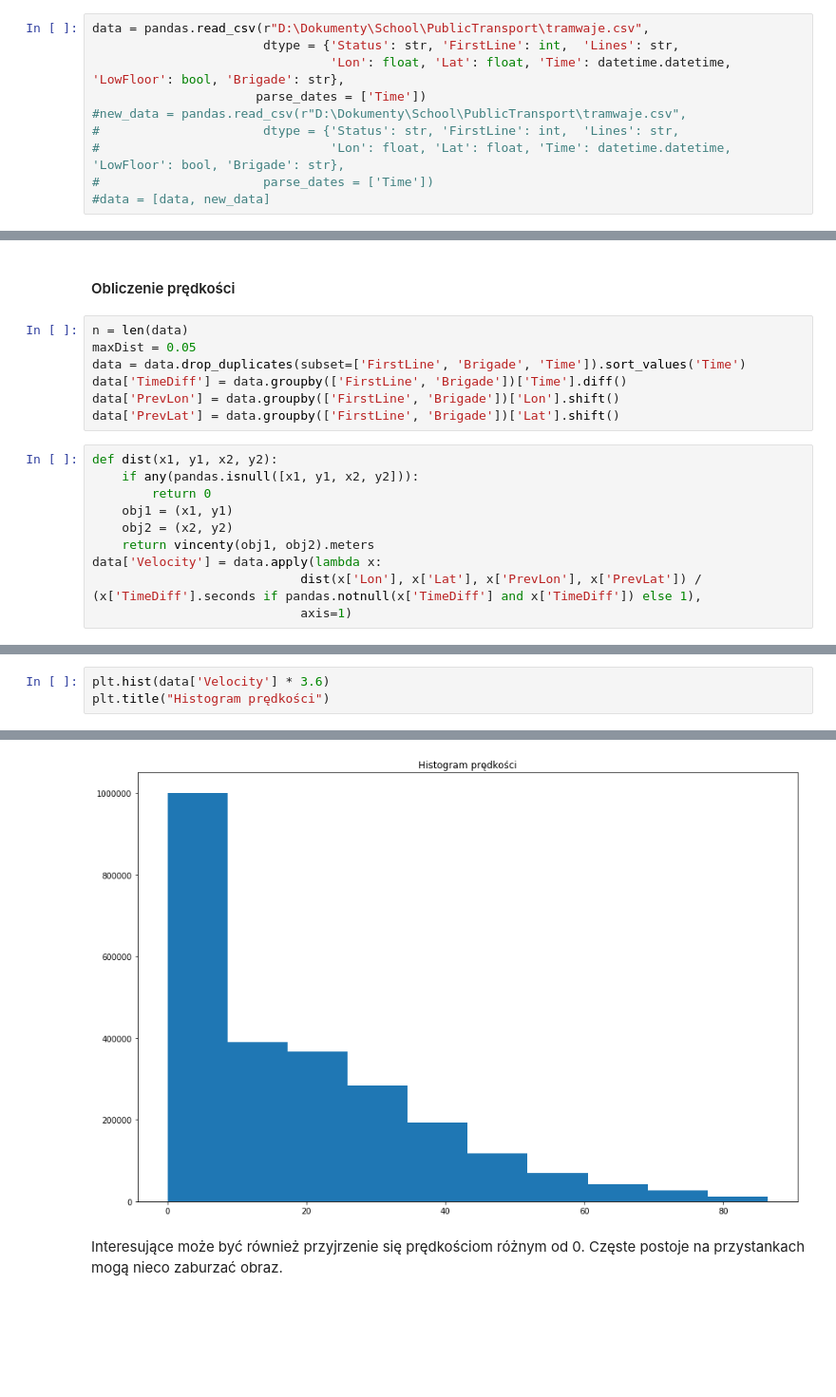
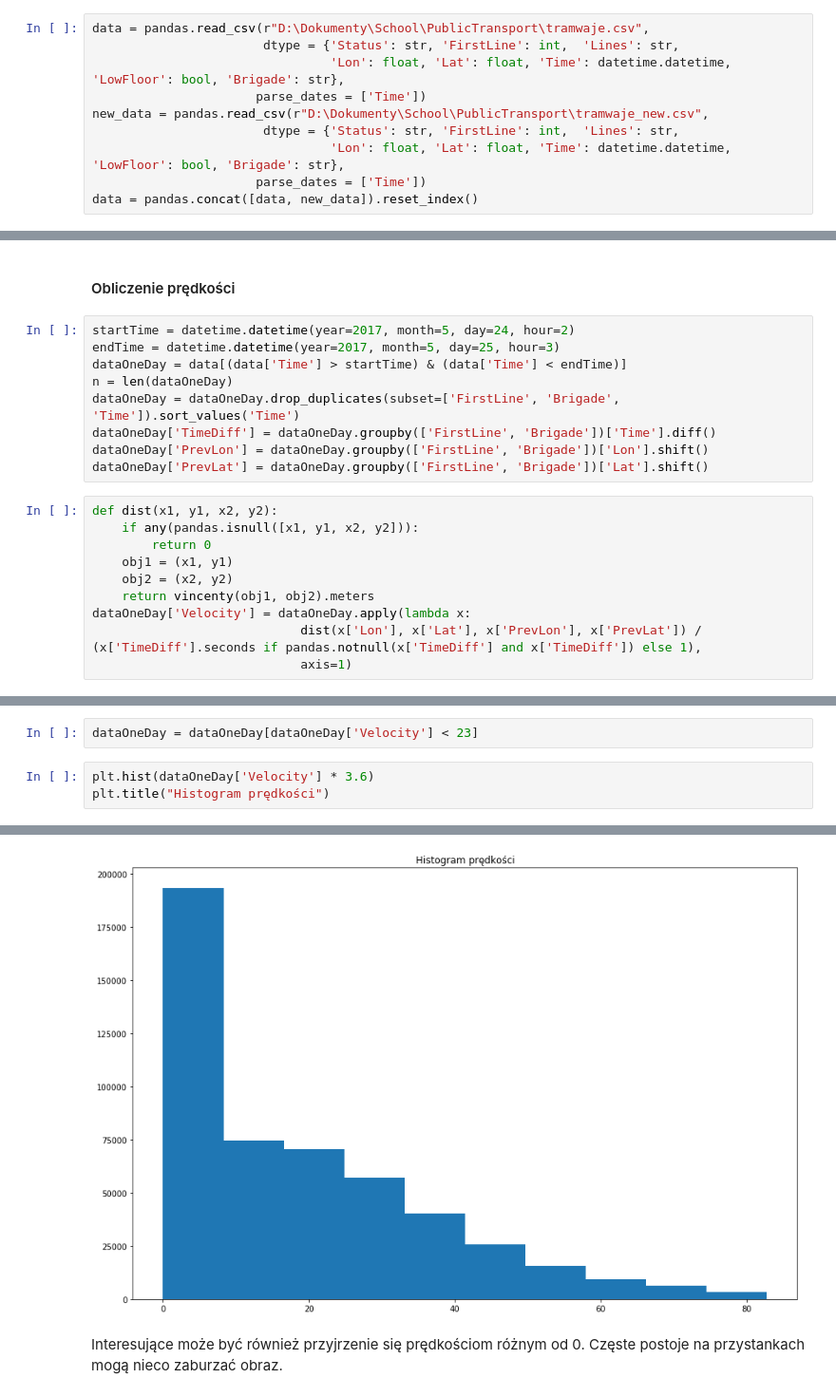
Before and after one commit to Alkuerissa/PublicTransport, a Jupyter notebook: report.ipynb, the cells around one changed output, grey strips where cells are left out. Shown: that part at 95% size. Drawn from its saved outputs; the diff is of its cells as text; blank space fills up the shorter version.

```diff
--- a/report.ipynb
+++ b/report.ipynb
@@ -13,9 +13,9 @@ data = pandas.read_csv(r"D:\Dokumenty\School\PublicTransport\tramwaje.csv",
 					   dtype = {'Status': str, 'FirstLine': int,  'Lines': str,
 								'Lon': float, 'Lat': float, 'Time': datetime.datetime, 'LowFloor': bool, 'Brigade': str},
                       parse_dates = ['Time'])
-#new_data = pandas.read_csv(r"D:\Dokumenty\School\PublicTransport\tramwaje.csv",
-#					   dtype = {'Status': str, 'FirstLine': int,  'Lines': str,
-#								'Lon': float, 'Lat': float, 'Time': datetime.datetime, 'LowFloor': bool, 'Brigade': str},
-#                      parse_dates = ['Time'])
-#data = [data, new_data]
+new_data = pandas.read_csv(r"D:\Dokumenty\School\PublicTransport\tramwaje_new.csv",
+					   dtype = {'Status': str, 'FirstLine': int,  'Lines': str,
+								'Lon': float, 'Lat': float, 'Time': datetime.datetime, 'LowFloor': bool, 'Brigade': str},
+                      parse_dates = ['Time'])
+data = pandas.concat([data, new_data]).reset_index()
 # %%
@@ -118,12 +116,14 @@ Istnieją dane, dla których współrzędne geograficzne były nieprawidłowe (p
 # %% [markdown]
 #### Obliczenie prędkości
 # %%
-n = len(data)
-maxDist = 0.05
-data = data.drop_duplicates(subset=['FirstLine', 'Brigade', 'Time']).sort_values('Time')
-data['TimeDiff'] = data.groupby(['FirstLine', 'Brigade'])['Time'].diff()
-data['PrevLon'] = data.groupby(['FirstLine', 'Brigade'])['Lon'].shift()
-data['PrevLat'] = data.groupby(['FirstLine', 'Brigade'])['Lat'].shift()
+startTime = datetime.datetime(year=2017, month=5, day=24, hour=2)
+endTime = datetime.datetime(year=2017, month=5, day=25, hour=3)
+dataOneDay = data[(data['Time'] > startTime) & (data['Time'] < endTime)]
+n = len(dataOneDay)
+dataOneDay = dataOneDay.drop_duplicates(subset=['FirstLine', 'Brigade', 'Time']).sort_values('Time')
+dataOneDay['TimeDiff'] = dataOneDay.groupby(['FirstLine', 'Brigade'])['Time'].diff()
+dataOneDay['PrevLon'] = dataOneDay.groupby(['FirstLine', 'Brigade'])['Lon'].shift()
+dataOneDay['PrevLat'] = dataOneDay.groupby(['FirstLine', 'Brigade'])['Lat'].shift()
 # %%
 def dist(x1, y1, x2, y2):
     if any(pandas.isnull([x1, y1, x2, y2])):
@@ -131,6 +131,6 @@ def dist(x1, y1, x2, y2):
     obj1 = (x1, y1)
     obj2 = (x2, y2)
     return vincenty(obj1, obj2).meters
-data['Velocity'] = data.apply(lambda x:
+dataOneDay['Velocity'] = dataOneDay.apply(lambda x:
                             dist(x['Lon'], x['Lat'], x['PrevLon'], x['PrevLat']) / (x['TimeDiff'].seconds if pandas.notnull(x['TimeDiff'] and x['TimeDiff']) else 1),
                             axis=1)
@@ -141,9 +139,11 @@ data = data[data['Velocity'] < 24]
+# %%
+dataOneDay = dataOneDay[dataOneDay['Velocity'] < 23]
 # %%
-plt.hist(data['Velocity'] * 3.6)
+plt.hist(dataOneDay['Velocity'] * 3.6)
 plt.title("Histogram prędkości")
 # %% [output]
 <matplotlib.text.Text at 0x...>
-[figure, old version]
+[figure, new version]
 # %% [markdown]
 Interesujące może być również przyjrzenie się prędkościom różnym od 0. Częste postoje na przystankach mogą nieco zaburzać obraz.
 # %%
```
Also changed, not shown: parts of 21 cells of this notebook.
